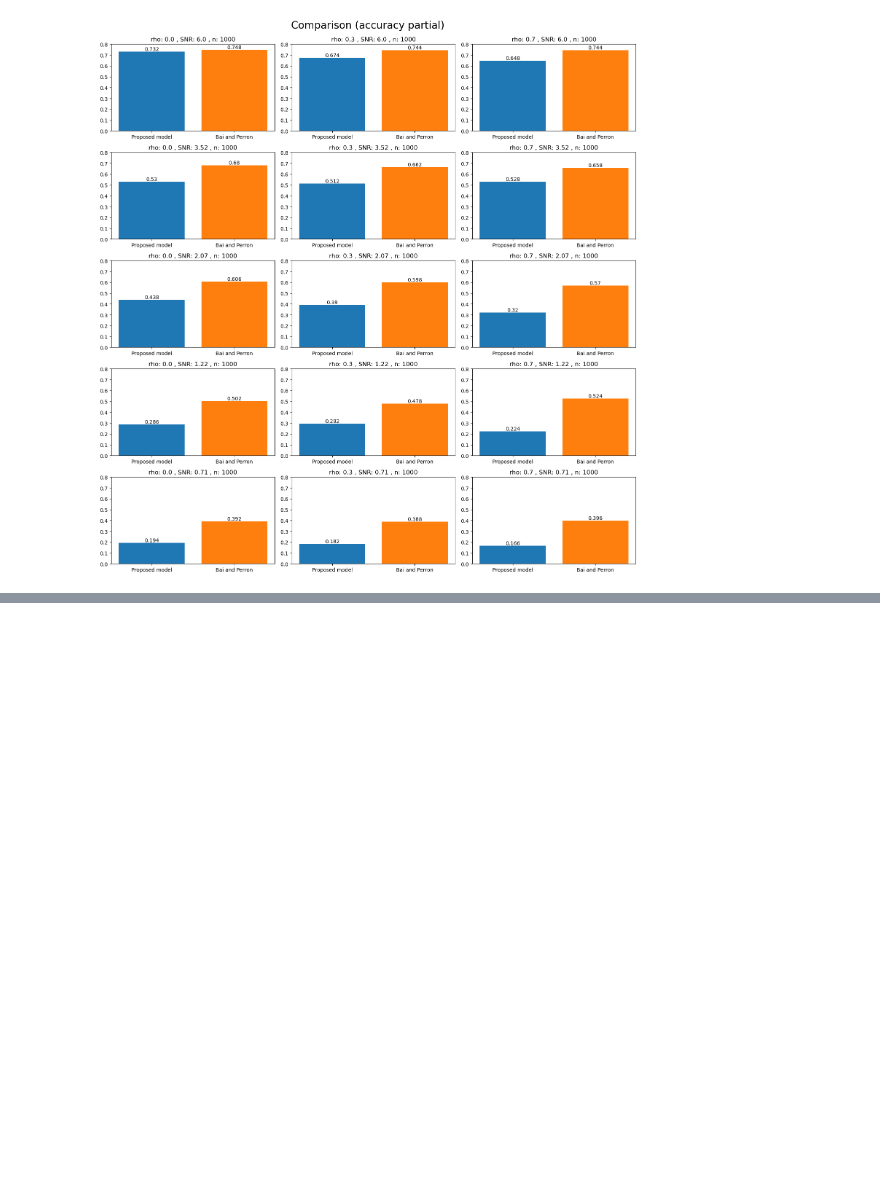
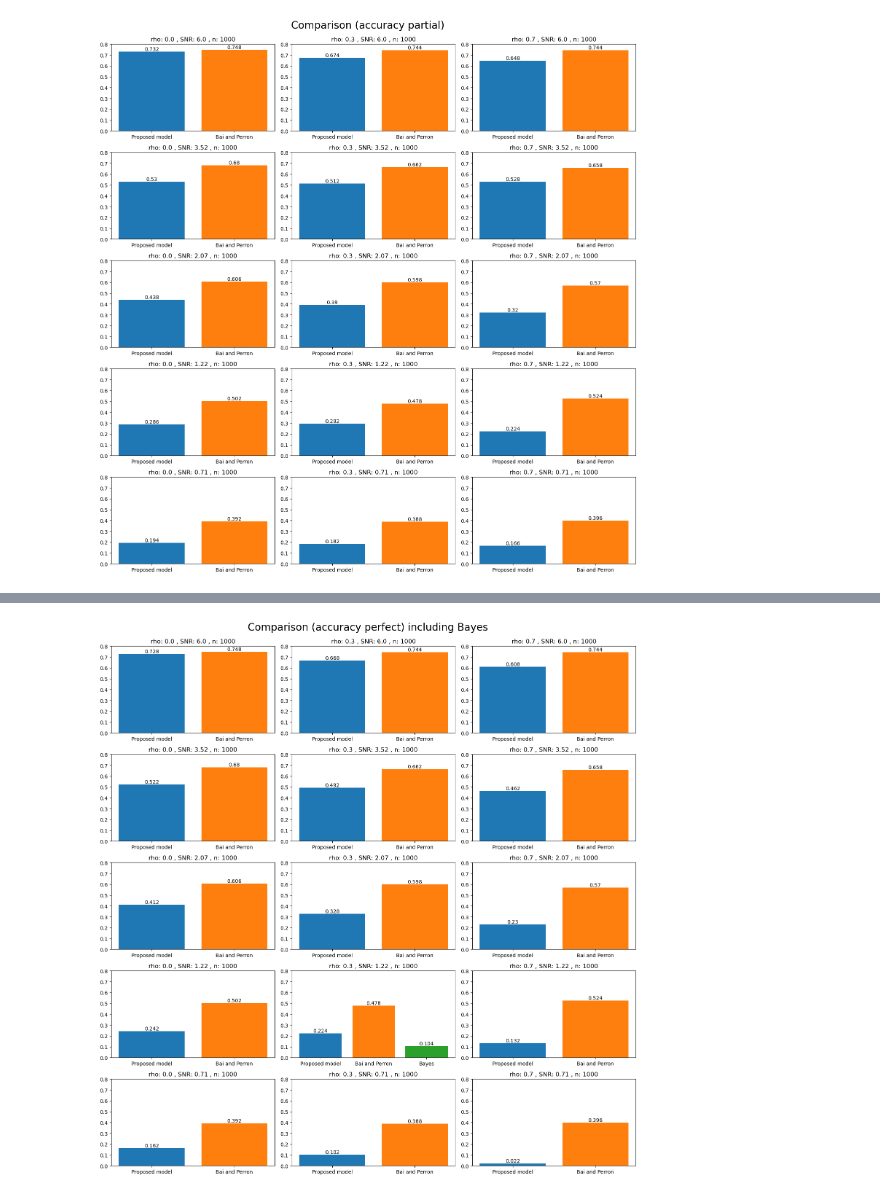
Before and after one commit to TomoyaOzawa-DA/research-project, a Jupyter notebook: SimulationStudy/Tomo-ExtractSimulationResults.ipynb, the cells around one changed output, grey strips where cells are left out. Cells and saved outputs as stored; diff of their text form; code cells hidden in the pictures; blank space fills up the shorter version.

```diff
--- a/SimulationStudy/Tomo-ExtractSimulationResults.ipynb
+++ b/SimulationStudy/Tomo-ExtractSimulationResults.ipynb
@@ -356,0 +359,9 @@ plt.show()
+# %%
+df_bayes = pd.read_csv('results/result_bayes_rho_03_SNR_122_20230416.csv')
+df_bayes["cps"] = df_bayes.cp1.astype(str) + "," + df_bayes.cp2.astype(str) + "," + df_bayes.cp3.astype(str) + "," + df_bayes.cp4.astype(str) + "," + df_bayes.cp5.astype(str)
+# correct change point is 501
+# accuracy_partial : the change points with top5 highest posterior probability include 501
+# accuracy_perfect: change point with the highest posterior probability is 501
+df_bayes["accuracy_partial"] = df_bayes["cps"].str.count("501")
+df_bayes["accuracy_perfect"] = df_bayes["cp1"].astype(str).str.count("501")
+df_bayes
@@ -450,0 +516,5 @@ plt.show()
+# %%
+df_bayes_plot_perfect = df_bayes[["rho", "SNR", "n", "accuracy_perfect"]].groupby(["rho", "SNR", "n"], as_index = False).mean().rename(columns = {"accuracy_perfect": "value"})
+df_bayes_plot_perfect["variable"] = "Bayes"
+df_bayes_plot_perfect["group"] = "rho: " + df_bayes_plot_perfect["rho"].astype(str) + " , SNR: " + df_bayes_plot_perfect["SNR"].astype(str) + " , n: " + df_bayes_plot_perfect["n"].astype(str)
+df_bayes_plot_perfect
@@ -450,0 +524,3 @@ plt.show()
+# %%
+df_plot_perfect_bayes = pd.concat([df_plot_perfect, df_bayes_plot_perfect], ignore_index = True)
+df_plot_perfect_bayes
@@ -450,0 +545,20 @@ plt.show()
+# %%
+group_list = df_BP["group"].unique()
+
+
+
+fig, ax = plt.subplots(5, 3, figsize=(15, 15))
+
+for g, ax in zip(group_list, ax.ravel()):
+    p = ax.bar(df_plot_perfect_bayes.loc[df_plot_perfect_bayes["group"] == g, "variable"],
+         df_plot_perfect_bayes.loc[df_plot_perfect_bayes["group"] == g, "value"], color = ["tab:blue", "tab:orange", "tab:green"])
+    ax.set_yticks([0.0, 0.1, 0.2, 0.3, 0.4, 0.5, 0.6, 0.7, 0.8])
+    ax.bar_label(p, label_type = "edge")
+    ax.set_title(g)
+
+
+fig.tight_layout()
+fig.suptitle("Comparison (accuracy perfect) including Bayes", fontsize=20).set_y(1.02)
+plt.show()
+# %% [output]
+[figure, added]
```
Also changed, not shown: parts of 11 cells of this notebook, 14 other files.
